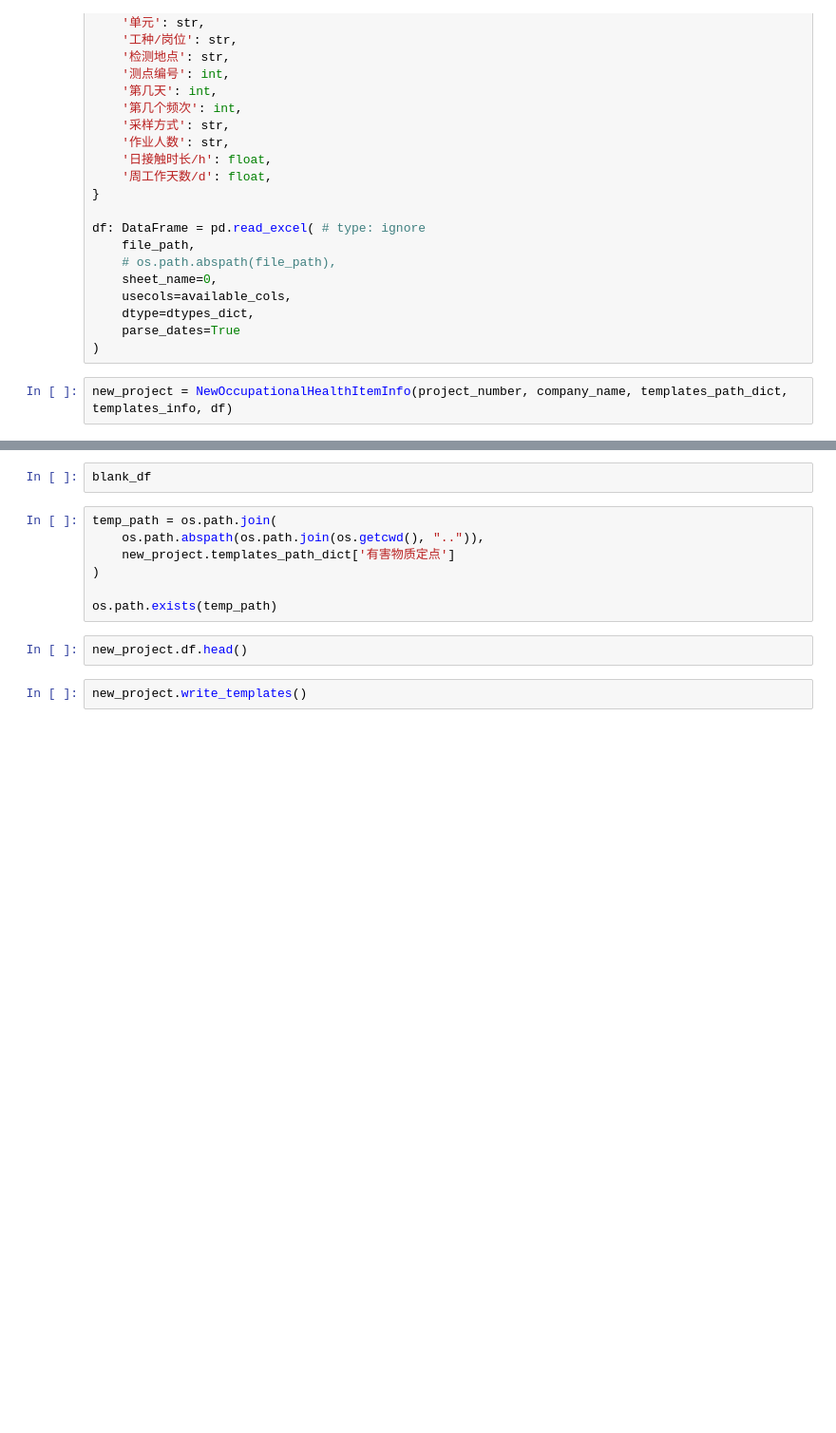
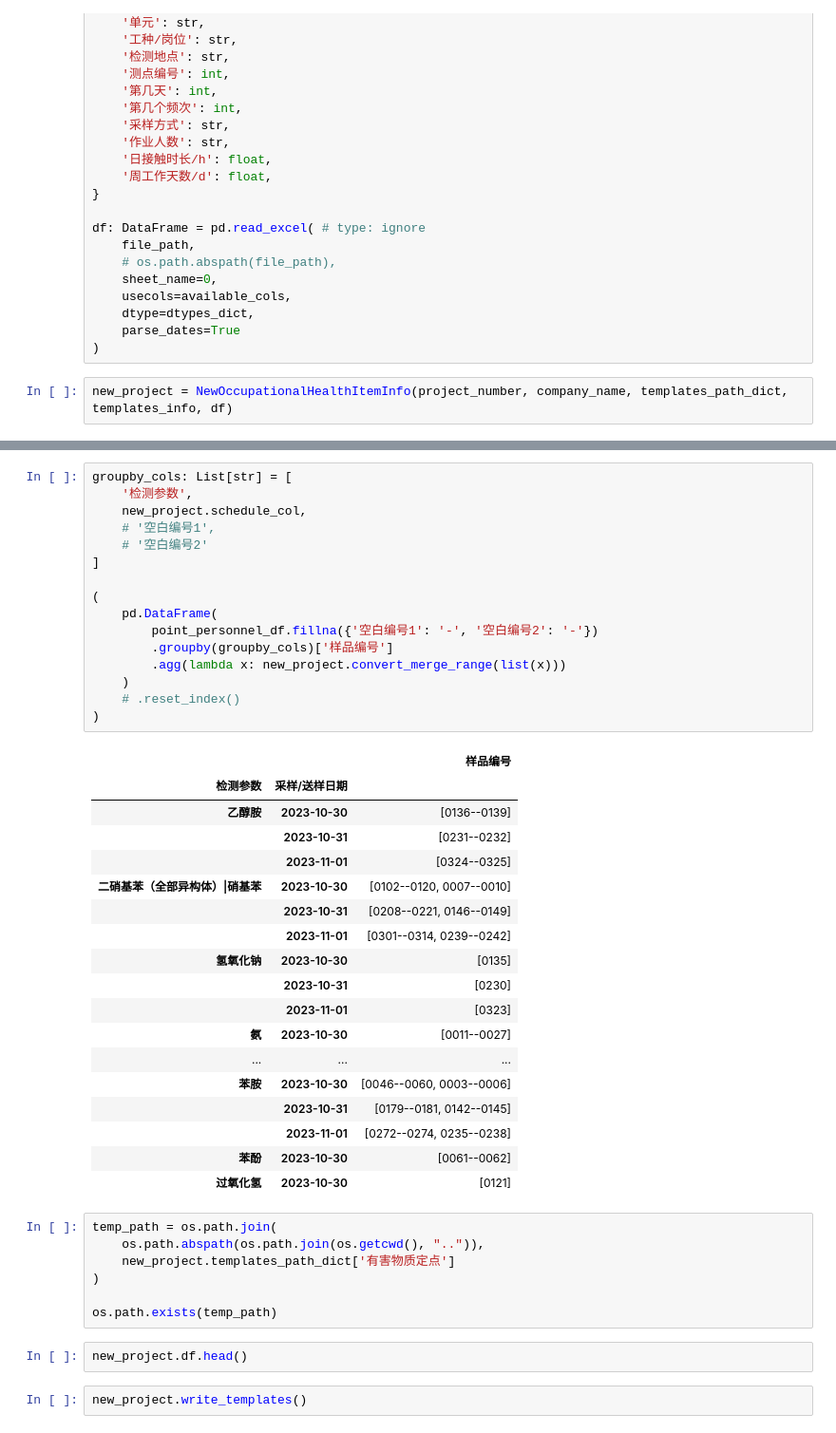
Before and after one commit to SuperParadox-Amateur/Detection_Works_New, a Jupyter notebook: fxxk_new_system/fxxk_new_system.ipynb, the cells around one changed output, grey strips where cells are left out. Shown at 95% size. Cells and saved outputs as stored; diff of their text form; blank space fills up the shorter version.

```diff
--- a/fxxk_new_system/fxxk_new_system.ipynb
+++ b/fxxk_new_system/fxxk_new_system.ipynb
@@ -1047,5 +1107,38 @@ point_personnel_df.head()
-# %%
-blank_df
+# %%
+groupby_cols: List[str] = [
+    '检测参数',
+    new_project.schedule_col,
+    # '空白编号1',
+    # '空白编号2'
+]
+
+(
+    pd.DataFrame(
+        point_personnel_df.fillna({'空白编号1': '-', '空白编号2': '-'})
+        .groupby(groupby_cols)['样品编号']
+        .agg(lambda x: new_project.convert_merge_range(list(x)))
+    )
+    # .reset_index()
+)
+# %% [output]
+|  |  | 样品编号 |
+| 检测参数 | 采样/送样日期 |  |
+| 乙醇胺 | 2023-10-30 | [0136--0139] |
+|  | 2023-10-31 | [0231--0232] |
+|  | 2023-11-01 | [0324--0325] |
+| 二硝基苯（全部异构体）|硝基苯 | 2023-10-30 | [0102--0120, 0007--0010] |
+|  | 2023-10-31 | [0208--0221, 0146--0149] |
+|  | 2023-11-01 | [0301--0314, 0239--0242] |
+| 氢氧化钠 | 2023-10-30 | [0135] |
+|  | 2023-10-31 | [0230] |
+|  | 2023-11-01 | [0323] |
+| 氨 | 2023-10-30 | [0011--0027] |
+| ... | ... | ... |
+| 苯胺 | 2023-10-30 | [0046--0060, 0003--0006] |
+|  | 2023-10-31 | [0179--0181, 0142--0145] |
+|  | 2023-11-01 | [0272--0274, 0235--0238] |
+| 苯酚 | 2023-10-30 | [0061--0062] |
+| 过氧化氢 | 2023-10-30 | [0121] |
 # %%
 temp_path = os.path.join(
     os.path.abspath(os.path.join(os.getcwd(), "..")),
```
Also changed, not shown: parts of 5 cells of this notebook.
